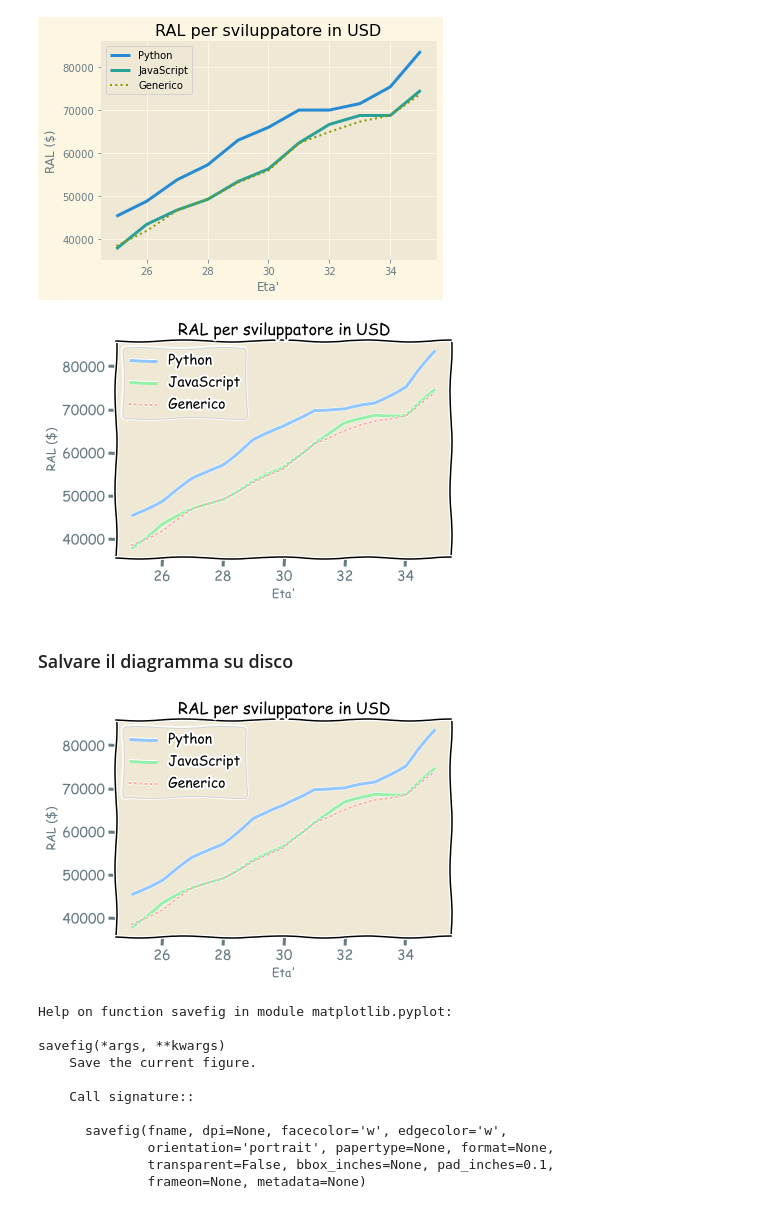
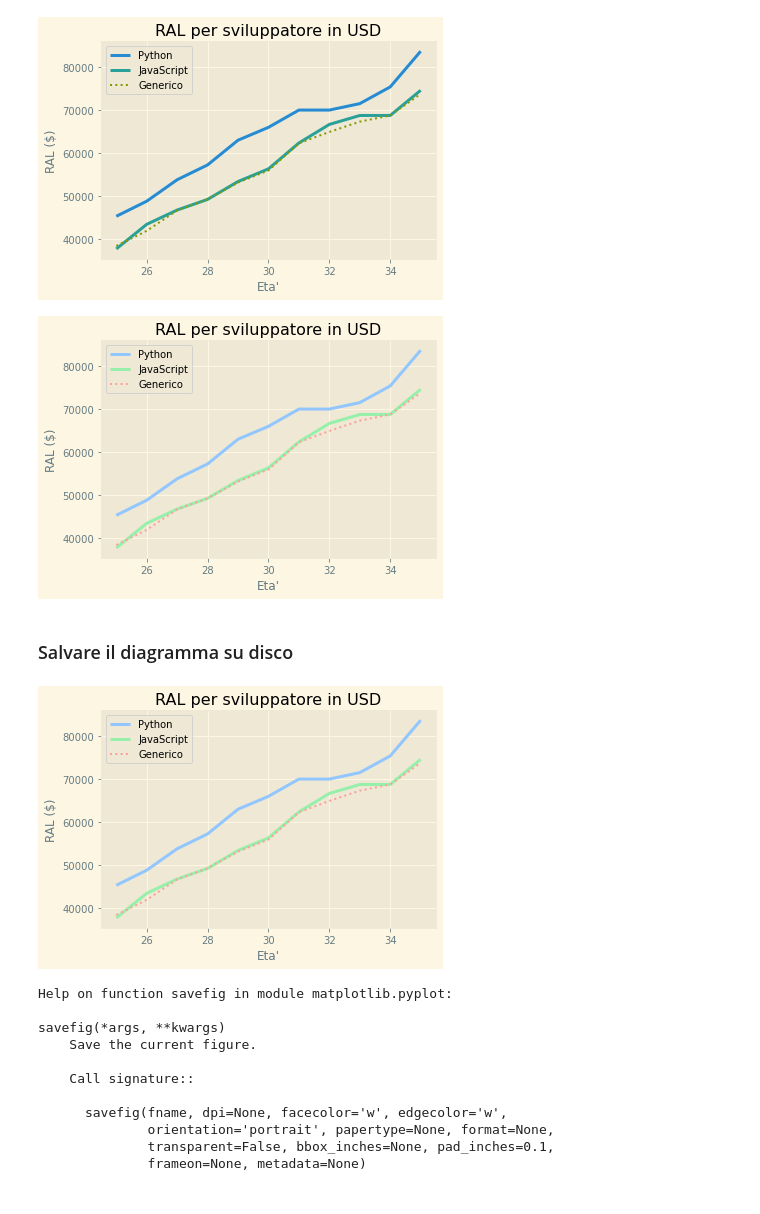
Before and after one commit to SGiuri/ML_PD-2122, a Jupyter notebook: ML_PD-01-IntroduzioneAllaDataScience/ML_PD-ds07-Matplotlib_.ipynb, the cells around one changed output. Cells and saved outputs as stored; diff of their text form; code cells hidden in the pictures.

```diff
--- a/ML_PD-01-IntroduzioneAllaDataScience/ML_PD-ds07-Matplotlib_.ipynb
+++ b/ML_PD-01-IntroduzioneAllaDataScience/ML_PD-ds07-Matplotlib_.ipynb
@@ -275,40 +275,43 @@ plt.show()
 # %%
 
 
 plt.style.use('seaborn-pastel')
 
-plt.xkcd()
+# plt.xkcd()
 plt.plot(dev_x, py_dev_y,
          linewidth = 3,
          label= "Python")
 
 plt.plot(dev_x, js_dev_y,
          linewidth = 3,
          label= "JavaScript")
 
 plt.plot(dev_x, dev_y,
          ls = ":",
          label= "Generico")
 
 
 
 plt.title("RAL per sviluppatore in USD")
 
 plt.xlabel("Eta'")
 plt.ylabel("RAL ($)")
 
 plt.legend()
 
 
 plt.show()
 # %% [output]
-[figure, old version]
+[figure, new version]
 # %% [markdown]
 ### Salvare il diagramma su disco
 # %%
 plt.style.use('seaborn-pastel')
 
-plt.xkcd()
+# plt.xkcd()
+
+plt.style.use('fast')
+
 plt.plot(dev_x, py_dev_y,
          linewidth = 3,
          label= "Python")
@@ -339,7 +342,7 @@ plt.savefig(diagram_name, bbox_inches = "tight", pad_inches = 0.1)
 
 plt.show()
 # %% [output]
-[figure, old version]
+[figure, new version]
 # %%
 help(plt.savefig)
 # %% [output]
```
Also changed, not shown: parts of 3 cells of this notebook, 4 other files.
